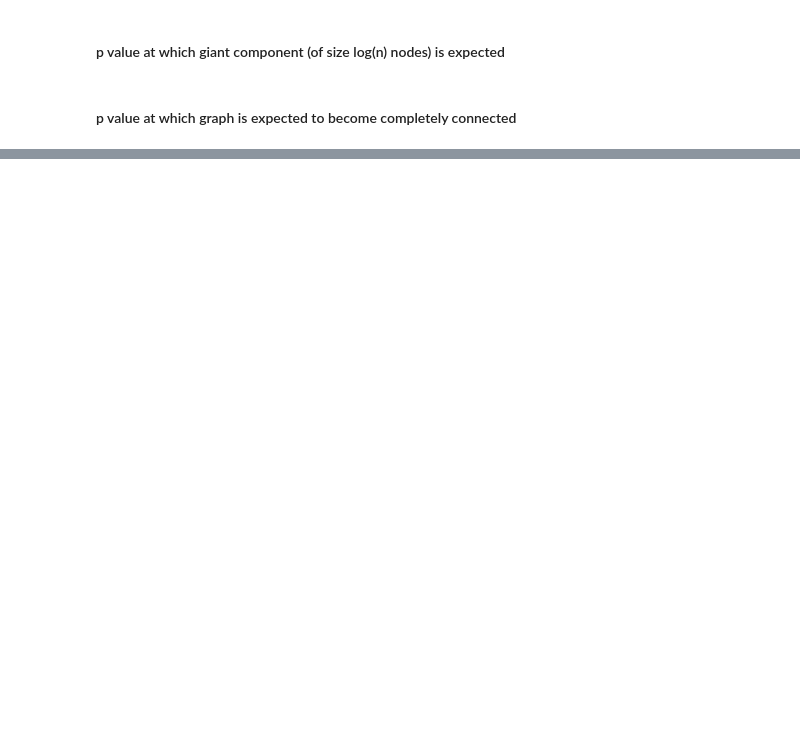
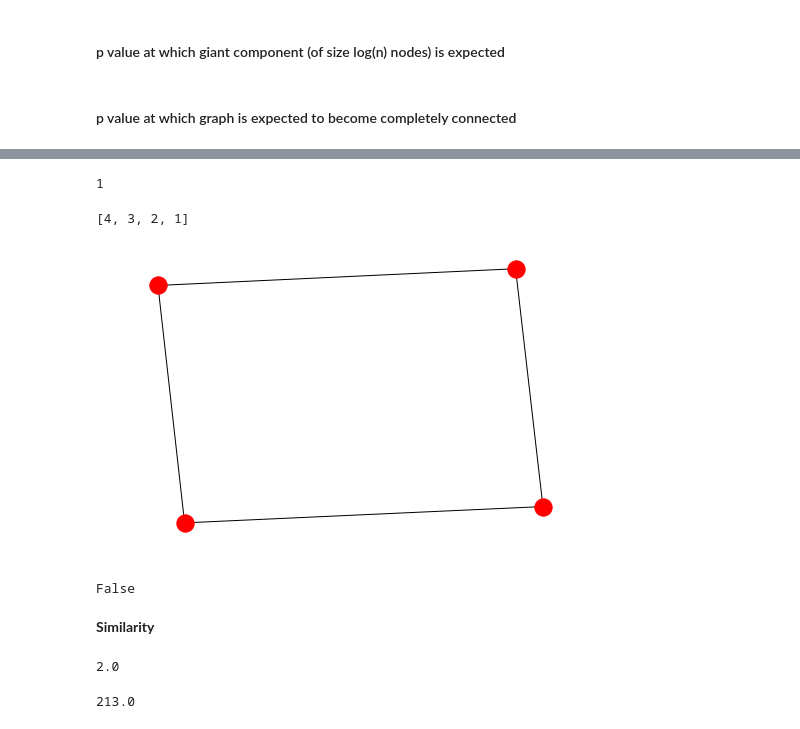
Before and after one commit to sudhigopal/Network-Science-tutorials, a Jupyter notebook: graphTut.ipynb, the cells around one changed output, grey strips where cells are left out. Cells and saved outputs as stored; diff of their text form; code cells hidden in the pictures; blank space fills up the shorter version.

```diff
--- a/graphTut.ipynb
+++ b/graphTut.ipynb
@@ -109,0 +297,20 @@ SyntaxError: unexpected EOF while parsing (<ipython-input-51-185940b2d696>, line
+# %%
+nxalg.node_connectivity(dolphinGraph)
+# %% [output]
+1
+# %%
+list(nxalg.k_components(dolphinGraph))
+# %% [output]
+[4, 3, 2, 1]
+# %%
+hp = nx.generators.hypercube_graph(2)
+# %%
+nx.draw(hp)
+# %% [output]
+[figure, added]
+# %%
+nxalg.could_be_isomorphic(G, dolphinGraph)
+# %% [output]
+False
+# %% [markdown]
+**Similarity**
@@ -109,0 +321,8 @@ SyntaxError: unexpected EOF while parsing (<ipython-input-51-185940b2d696>, line
+# %%
+nxalg.graph_edit_distance(G, k4)
+# %% [output]
+2.0
+# %%
+nxalg.graph_edit_distance(G, dolphinGraph)
+# %% [output]
+213.0
```
Also changed, not shown: parts of 52 cells of this notebook, 1 other file.
